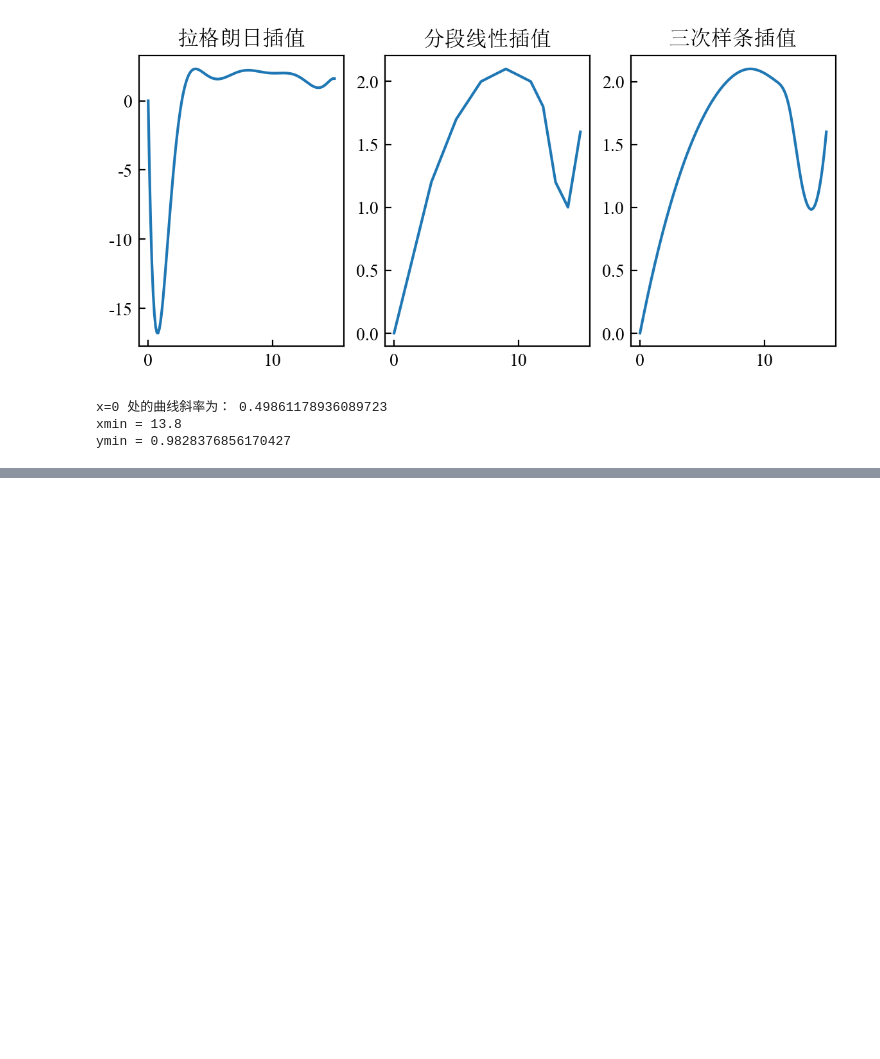
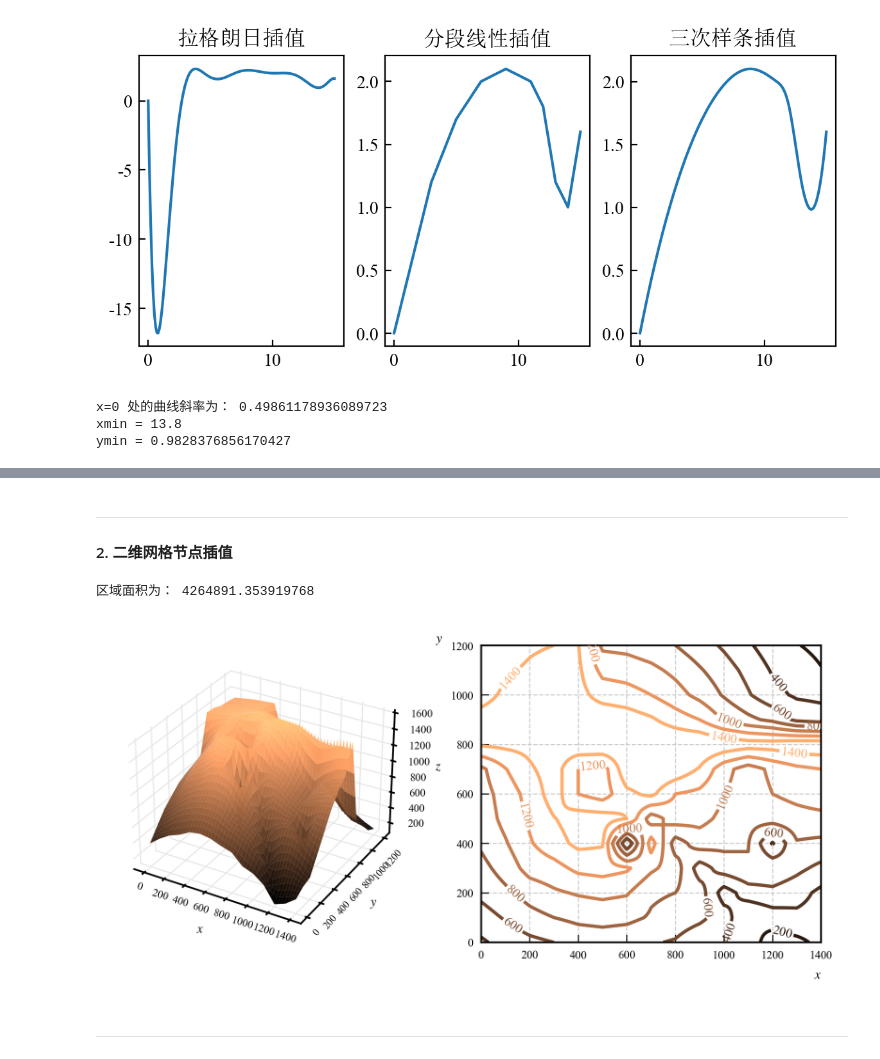
Before and after one commit to hacheyz/PMMAA, a Jupyter notebook: 7 插值与拟合/7.1 插值方法.ipynb, the cells around one changed output, grey strips where cells are left out. Cells and saved outputs as stored; diff of their text form; code cells hidden in the pictures; blank space fills up the shorter version.

```diff
--- a/7 插值与拟合/7.1 插值方法.ipynb
+++ b/7 插值与拟合/7.1 插值方法.ipynb
@@ -156,0 +223,80 @@ ymin = 0.9828376856170427
+# %% [markdown]
+---
+#### 2. 二维网格节点插值
+# %%
+from scipy.interpolate import interp2d
+from numpy.linalg import norm
+
+z0 = np.loadtxt('../../07第7章  插值与拟合/data7_7.txt')
+x0 = np.arange(0, 1500, 100)
+y0 = np.arange(1200, -100, -100) # 鉴于原数据第一行对应的 y最大，y0的顺序也需要调整，以配合 interp2d函数
+f = interp2d(x0, y0, z0)    # 双线性插值
+
+x = np.arange(0, 1410, 10)
+y = np.arange(0, 1210, 10)
+z = f(x, y)     # 列为 x, 行为 y
+
+# 用分片线性插值的思想、海伦公式求表面积
+m, n = len(x), len(y)
+S = 0
+for i in np.arange(m-1):
+    for j in np.arange(n-1):
+        p1 = np.array([x[i], y[j], z[j,i]])
+        p2 = np.array([x[i+1], y[j], z[j,i+1]])
+        p3 = np.array([x[i+1], y[j+1], z[j+1,i+1]]) # p1, p3为对角
+        p4 = np.array([x[i], y[j+1], z[j+1,i]])
+        d12 = norm(p1 - p2)
+        d23 = norm(p2 - p3)
+        d34 = norm(p3 - p4)
+        d14 = norm(p1 - p4)
+        d13 = norm(p1 - p3)
+        P1 = (d12 + d23 + d13)/2
+        S1 = np.sqrt(P1*(P1-d12)*(P1-d23)*(P1-d13))
+        P2 = (d14 + d34 + d13)/2
+        S2 = np.sqrt(P2*(P2-d14)*(P2-d34)*(P2-d13))
+        S += S1 + S2
+
+print("区域面积为：", S)
+# %% [output]
+区域面积为： 4264891.353919768
+# %%
+X, Y = np.meshgrid(x, y)
+
+fig = plt.figure(dpi=500, figsize=(6, 2.5))
+ax = fig.add_subplot(121, projection='3d')
+ax.plot_surface(X, Y, z, cmap='copper')
+ax.set_xlabel('$x$', fontsize=6, labelpad=-10)
+ax.set_ylabel('$y$', fontsize=6, labelpad=-10)
+ax.set_zlabel('$z$', fontsize=6, labelpad=-8)
+from matplotlib.ticker import MultipleLocator
+ax.xaxis.set_major_locator(MultipleLocator(200))
+ax.yaxis.set_major_locator(MultipleLocator(200))
+ax.tick_params(which='major', width=0.5, labelsize=5, axis='z', pad=-0.5)
+ax.tick_params(which='major', width=0.5, labelsize=5, axis='x', pad=-5, rotation=-17)
+ax.tick_params(which='major', width=0.5, labelsize=4.5, axis='y', pad=-4, rotation=49)
+ax.xaxis.set_pane_color((1.0, 1.0, 1.0, 0.0))
+ax.yaxis.set_pane_color((1.0, 1.0, 1.0, 0.0))
+ax.zaxis.set_pane_color((1.0, 1.0, 1.0, 0.0))
+ax.xaxis._axinfo["grid"]['linewidth'] =  0.5
+ax.yaxis._axinfo["grid"]['linewidth'] =  0.5
+ax.zaxis._axinfo["grid"]['linewidth'] =  0.5
+ax.xaxis._axinfo["grid"]['color'] =  '0.9'
+ax.yaxis._axinfo["grid"]['color'] =  '0.9'
+ax.zaxis._axinfo["grid"]['color'] =  '0.9'
+
+ax1 = fig.add_subplot(122)
+contr = ax1.contour(X, Y, z, cmap='copper')
+ax1.clabel(contr, fontsize=6)
+ax1.set_xlabel('$x$', fontsize=6, loc='right')
+ax1.set_ylabel('$y$', fontsize=6, loc='top', rotation=0)
+ax1.xaxis.set_major_locator(MultipleLocator(200))
+ax1.yaxis.set_major_locator(MultipleLocator(200))
+ax1.tick_params(which='major', width=0.5, labelsize=5.2)
+ax1.grid(linestyle='--', color='0.8', linewidth=0.5)
+
+fig.subplots_adjust(left=None, bottom=None, right=None, top=None, wspace=0.15, hspace=None)
+fig.show()
+# %% [output]
+[figure, added]
+# %% [markdown]
+---
```
Also changed, not shown: parts of 12 cells of this notebook, 1 other file.
